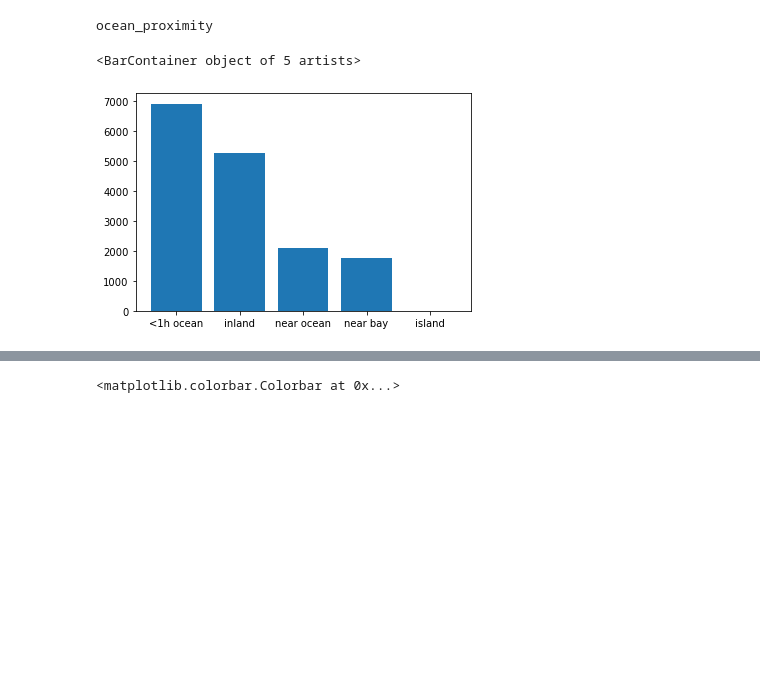
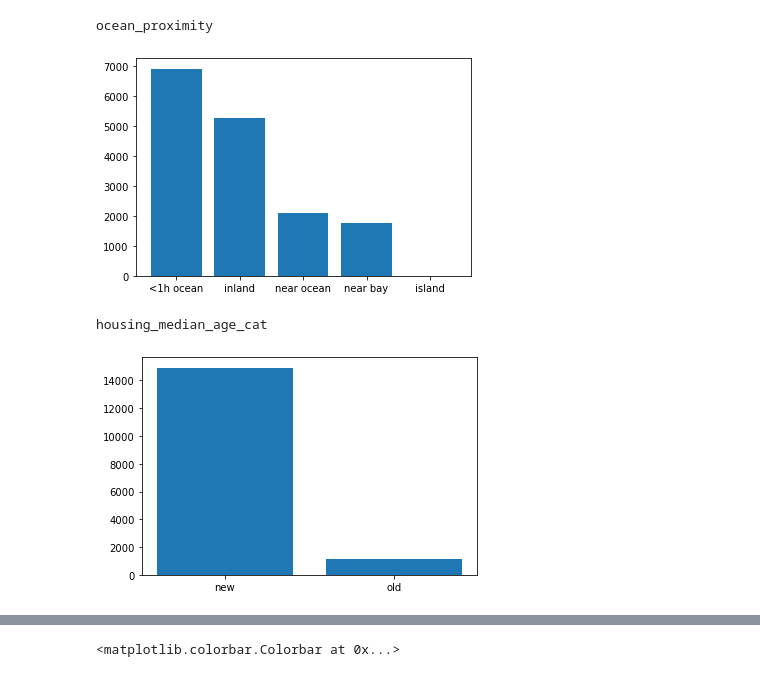
Before and after one commit to Alvin-Xiao/cal_housing_proj, a Jupyter notebook: exploratory_data_analysis.ipynb, the cells around one changed output, grey strips where cells are left out. Drawn from its saved outputs; the diff is of its cells as text; code cells hidden in the pictures; blank space fills up the shorter version.

```diff
--- a/exploratory_data_analysis.ipynb
+++ b/exploratory_data_analysis.ipynb
@@ -58,9 +59,12 @@ population
 # %%
-# univariate analysis on categorical feature
+# univariate analysis on categorical features
 
-print('ocean_proximity')
-plt.bar(df['ocean_proximity'].value_counts().index, df['ocean_proximity'].value_counts())
+for var in cat_vars:
+    print(var)
+    plt.bar(df[var].value_counts().index, df[var].value_counts())
+    plt.show()
 # %% [output]
 ocean_proximity
+[figure]
-<BarContainer object of 5 artists>
+housing_median_age_cat
-[figure]
+[figure, added]
```
Also changed, not shown: parts of 10 cells of this notebook, 3 other files.
